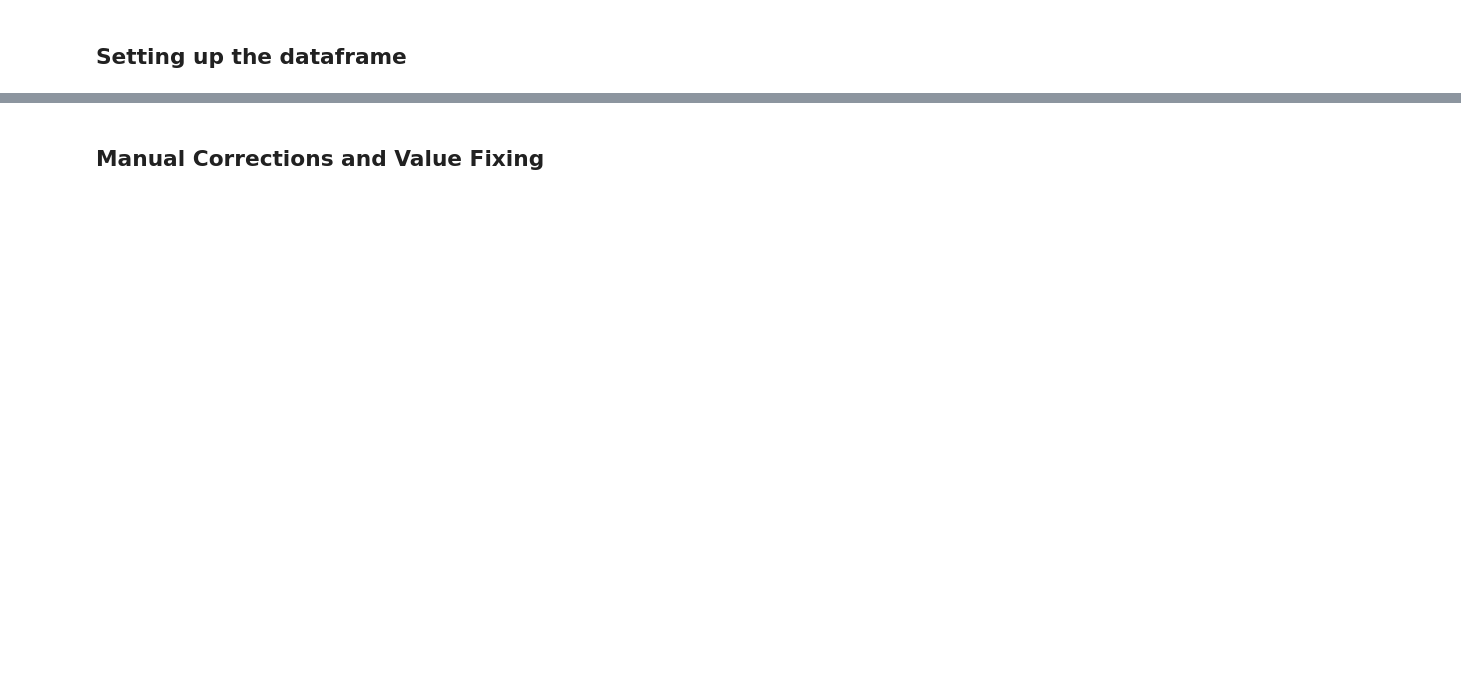
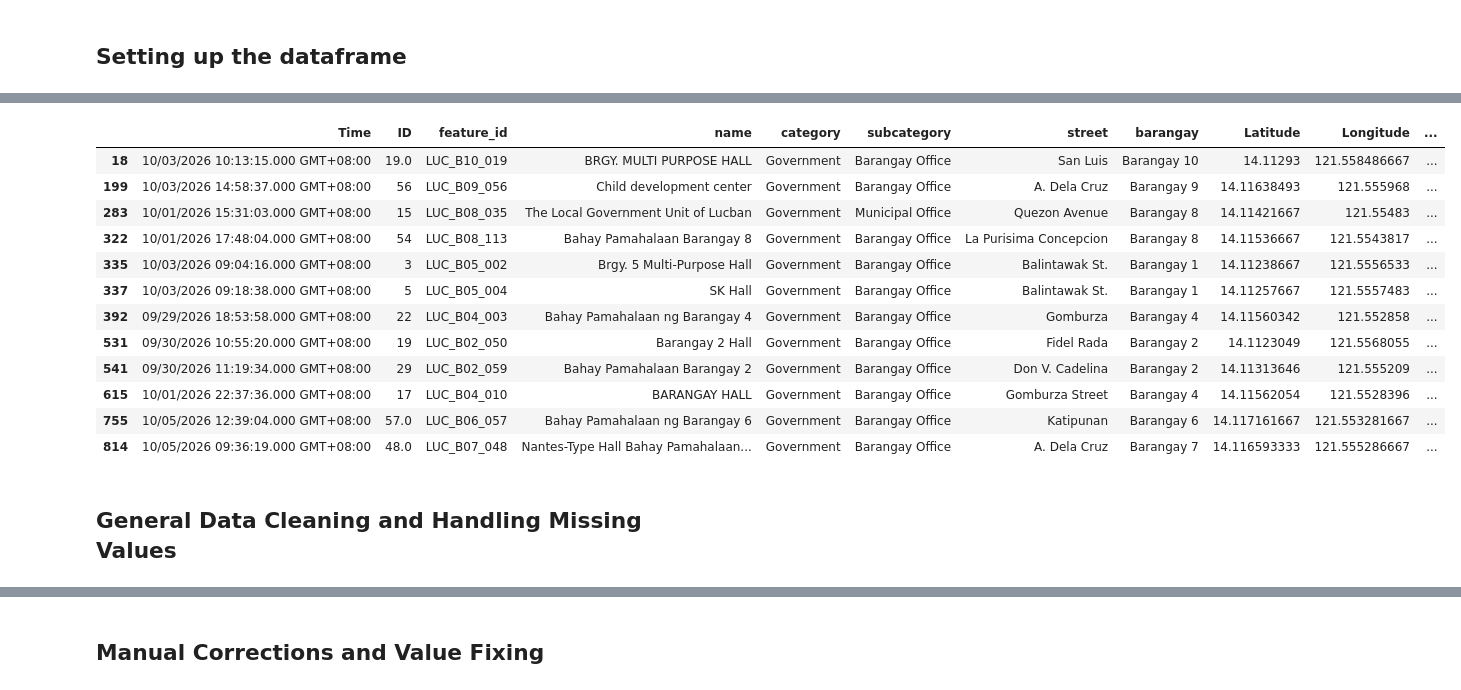
Before and after one commit to RollieGarcia0031/CPE-15-lec, a Jupyter notebook: midterm/midterm-project/lucban_data_cleaning_3GF.ipynb, the cells around one changed output, grey strips where cells are left out. Saved outputs shown, nothing was run; the diff lists cells and outputs as text; code cells hidden in the pictures; blank space fills up the shorter version.

```diff
--- a/midterm/midterm-project/lucban_data_cleaning_3GF.ipynb
+++ b/midterm/midterm-project/lucban_data_cleaning_3GF.ipynb
@@ -69 +17,16 @@ def read_csv_files(x):
+# %%
+columns = ['Time', 'ID',
+      'feature_id', 'name', 'category', 'subcategory',
+      'street', 'barangay', 'Latitude', 'Longitude',
+      'location_description', 'operating_status', 'opening_hours',
+      'contact_info', 'collector', 'date_collected',
+      'remarks', 'verified', 'Horizontal Accuracy',
+  ]
+
+def read_csv_files(x):
+
+  df = pd.read_csv(x, usecols = columns, dtype=str)
+  df = df[columns]
+
+  return df
 # %%
@@ -120,11 +121,9 @@ def standardize_feature_id(fid):
 # %% [markdown]
 ## Importing the raw datas (csv files from Google Drive)
 # %%
-# Load every raw CSV, clean its dates, tag its source, and collect the results
 # uc?export=download&id=
 
-# (Reference) Original Google Drive download URL mapping, now commented out
-"""raw_datasets = { # raw datasets and their respective Google Drive URL links dictionary
+raw_datasets = { # raw datasets and their respective Google Drive URL links dictionary
     'raw_dataset_1': 'https://drive.google.com/uc?export=download&id=162Obps98STe5tsq5bFEl3gAzDPxfqblR',
     'raw_dataset_2': 'https://drive.google.com/uc?export=download&id=1QLZKJY8HiF-IQvFVZbpia9qA2yroEmoS',
     'raw_dataset_3': 'https://drive.google.com/uc?export=download&id=1RXOvapKILTYGc1biL42rjFjlB-I5t9JM',
@@ -134,30 +133,16 @@ def standardize_feature_id(fid):
     'raw_dataset_7': 'https://drive.google.com/uc?export=download&id=1lTc9XVU5lgTNG0dGgKnnGnw3TGQJjq0S',
     'raw_dataset_8': 'https://drive.google.com/uc?export=download&id=1Celn9JNcsmKjmjjsxSo9BwW0BxSzspn1',
     'raw_dataset_9': 'https://drive.google.com/uc?export=download&id=1-_jGqHAioiHgjfKxUuWmuyV2ebja9Qoc',
-    'raw_dataset_10': 'https://drive.google.com/uc?export=download&id=1KEqPvlOY4M43ptcfC2Qmg5CKpDb9ravw'
-}"""
-
-raw_datasets = { # raw datasets and their respective Google Drive URL links dictionary
-    'raw_dataset_1': 'csv/raw_dataset_1.csv',
-    'raw_dataset_2': 'csv/raw_dataset_2.csv',
-    'raw_dataset_3': 'csv/raw_dataset_3.csv',
-    'raw_dataset_4': 'csv/raw_dataset_4.csv',
-    'raw_dataset_5': 'csv/raw_dataset_5.csv',
-    'raw_dataset_6': 'csv/raw_dataset_6.csv',
-    'raw_dataset_7': 'csv/raw_dataset_7.csv',
-    'raw_dataset_8': 'csv/raw_dataset_8.csv',
-    'raw_dataset_9': 'csv/raw_dataset_9.csv',
-    'raw_dataset_10': 'csv/raw_dataset_10.csv'
+    'raw_dataset_10': 'https://drive.google.com/uc?export=download&id=1KEqPvlOY4M43ptcfC2Qmg5CKpDb9ravw',
+    'raw_dataset_11': 'https://drive.google.com/uc?export=download&id=1VLB2SFOIlVhYDYxqEFvuZ1zUcM1h97Ar'
 }
 
-# Holds the cleaned DataFrame for each raw dataset, keyed by dataset name
 processed_datasets = {}
 
-# For each raw CSV: read it, clean its dates, tag it with its source file name, store it
 for name, url in raw_datasets.items():
     df = read_csv_files(url)
     df = clean_mixed_dates(df)
-    df['source_file'] = name
+    df['source'] = name
     processed_datasets[name] = df
 # %% [markdown]
 ### Checking individual datasets
@@ -924,0 +457,18 @@ df = df.drop(columns=['id_barangay', 'actual_barangay'])
+# %%
+df[df['category'] == 'Government']
+# %% [output]
+|  | Time | ID | feature_id | name | category | subcategory | street | barangay | Latitude | Longitude | ... |
+| 18 | 10/03/2026 10:13:15.000 GMT+08:00 | 19.0 | LUC_B10_019 | BRGY. MULTI PURPOSE HALL | Government | Barangay Office | San Luis | Barangay 10 | 14.11293 | 121.558486667 | ... |
+| 199 | 10/03/2026 14:58:37.000 GMT+08:00 | 56 | LUC_B09_056 | Child development center | Government | Barangay Office | A. Dela Cruz | Barangay 9 | 14.11638493 | 121.555968 | ... |
+| 283 | 10/01/2026 15:31:03.000 GMT+08:00 | 15 | LUC_B08_035 | The Local Government Unit of Lucban | Government | Municipal Office | Quezon Avenue | Barangay 8 | 14.11421667 | 121.55483 | ... |
+| 322 | 10/01/2026 17:48:04.000 GMT+08:00 | 54 | LUC_B08_113 | Bahay Pamahalaan Barangay 8 | Government | Barangay Office | La Purisima Concepcion | Barangay 8 | 14.11536667 | 121.5543817 | ... |
+| 335 | 10/03/2026 09:04:16.000 GMT+08:00 | 3 | LUC_B05_002 | Brgy. 5 Multi-Purpose Hall | Government | Barangay Office | Balintawak St. | Barangay 1 | 14.11238667 | 121.5556533 | ... |
+| 337 | 10/03/2026 09:18:38.000 GMT+08:00 | 5 | LUC_B05_004 | SK Hall | Government | Barangay Office | Balintawak St. | Barangay 1 | 14.11257667 | 121.5557483 | ... |
+| 392 | 09/29/2026 18:53:58.000 GMT+08:00 | 22 | LUC_B04_003 | Bahay Pamahalaan ng Barangay 4 | Government | Barangay Office | Gomburza | Barangay 4 | 14.11560342 | 121.552858 | ... |
+| 531 | 09/30/2026 10:55:20.000 GMT+08:00 | 19 | LUC_B02_050 | Barangay 2 Hall | Government | Barangay Office | Fidel Rada | Barangay 2 | 14.1123049 | 121.5568055 | ... |
+| 541 | 09/30/2026 11:19:34.000 GMT+08:00 | 29 | LUC_B02_059 | Bahay Pamahalaan Barangay 2 | Government | Barangay Office | Don V. Cadelina | Barangay 2 | 14.11313646 | 121.555209 | ... |
+| 615 | 10/01/2026 22:37:36.000 GMT+08:00 | 17 | LUC_B04_010 | BARANGAY HALL | Government | Barangay Office | Gomburza Street | Barangay 4 | 14.11562054 | 121.5528396 | ... |
+| 755 | 10/05/2026 12:39:04.000 GMT+08:00 | 57.0 | LUC_B06_057 | Bahay Pamahalaan ng Barangay 6 | Government | Barangay Office | Katipunan | Barangay 6 | 14.117161667 | 121.553281667 | ... |
+| 814 | 10/05/2026 09:36:19.000 GMT+08:00 | 48.0 | LUC_B07_048 | Nantes-Type Hall Bahay Pamahalaan... | Government | Barangay Office | A. Dela Cruz | Barangay 7 | 14.116593333 | 121.555286667 | ... |
+# %% [markdown]
+## General Data Cleaning and Handling Missing Values
```
Also changed, not shown: parts of 164 cells of this notebook, 2 other files.
